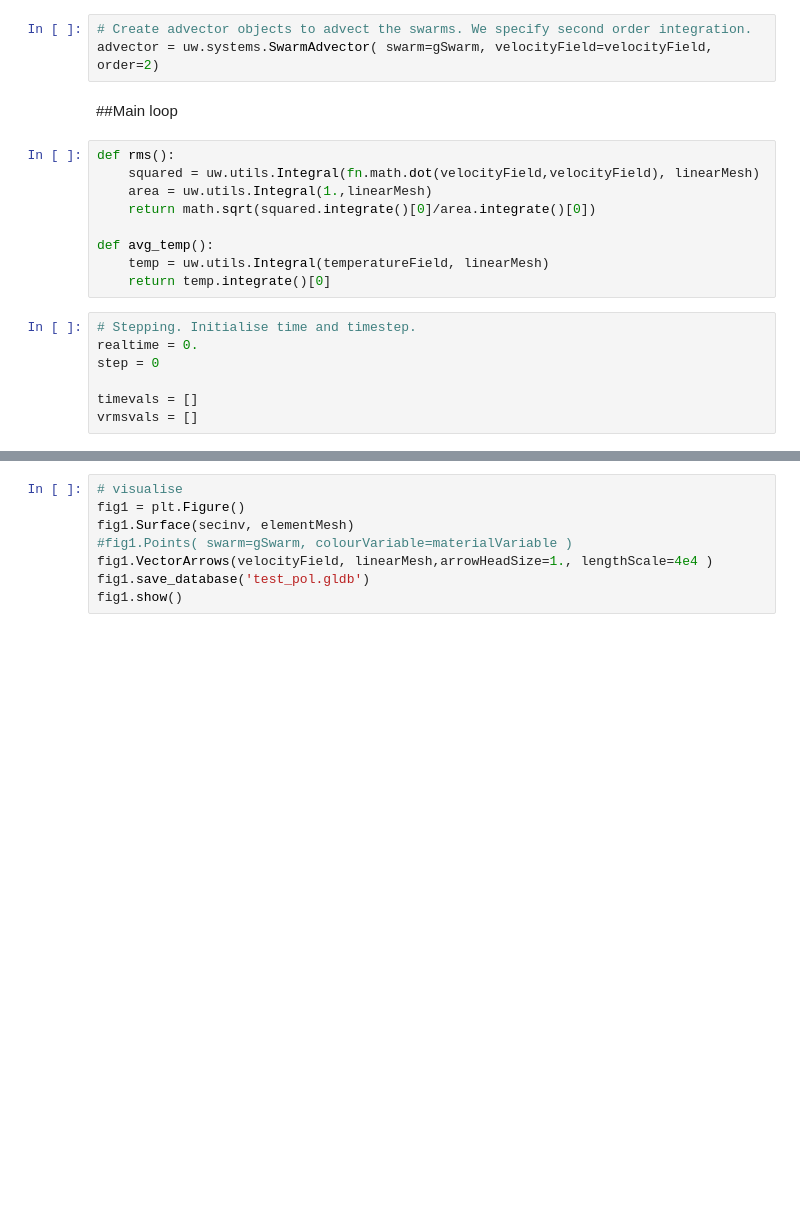
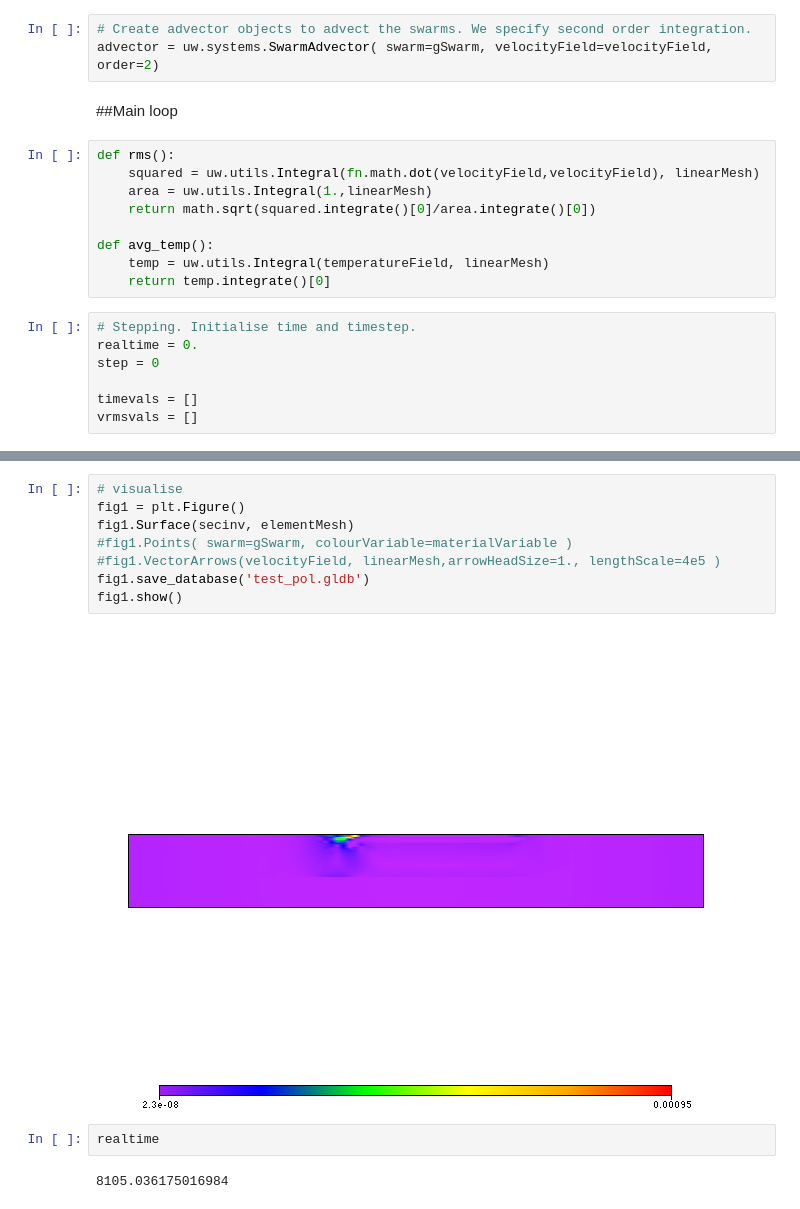
Before and after one commit to dansand/uw-bits, a Jupyter notebook: ozbench/Ozbench.ipynb, the cells around one changed output, grey strips where cells are left out. Saved outputs shown, nothing was run; the diff lists cells and outputs as text; blank space fills up the shorter version.

```diff
--- a/ozbench/Ozbench.ipynb
+++ b/ozbench/Ozbench.ipynb
@@ -237,8 +262,14 @@ while step<10:
 # %%
 # visualise
 fig1 = plt.Figure()
 fig1.Surface(secinv, elementMesh)
 #fig1.Points( swarm=gSwarm, colourVariable=materialVariable )
-fig1.VectorArrows(velocityField, linearMesh,arrowHeadSize=1., lengthScale=4e4 )
+#fig1.VectorArrows(velocityField, linearMesh,arrowHeadSize=1., lengthScale=4e5 )
 fig1.save_database('test_pol.gldb')
 fig1.show()
+# %% [output]
+[figure, added]
+# %%
+realtime
+# %% [output]
+8105.036175016984
```
Also changed, not shown: parts of 10 cells of this notebook, 41 other files.
